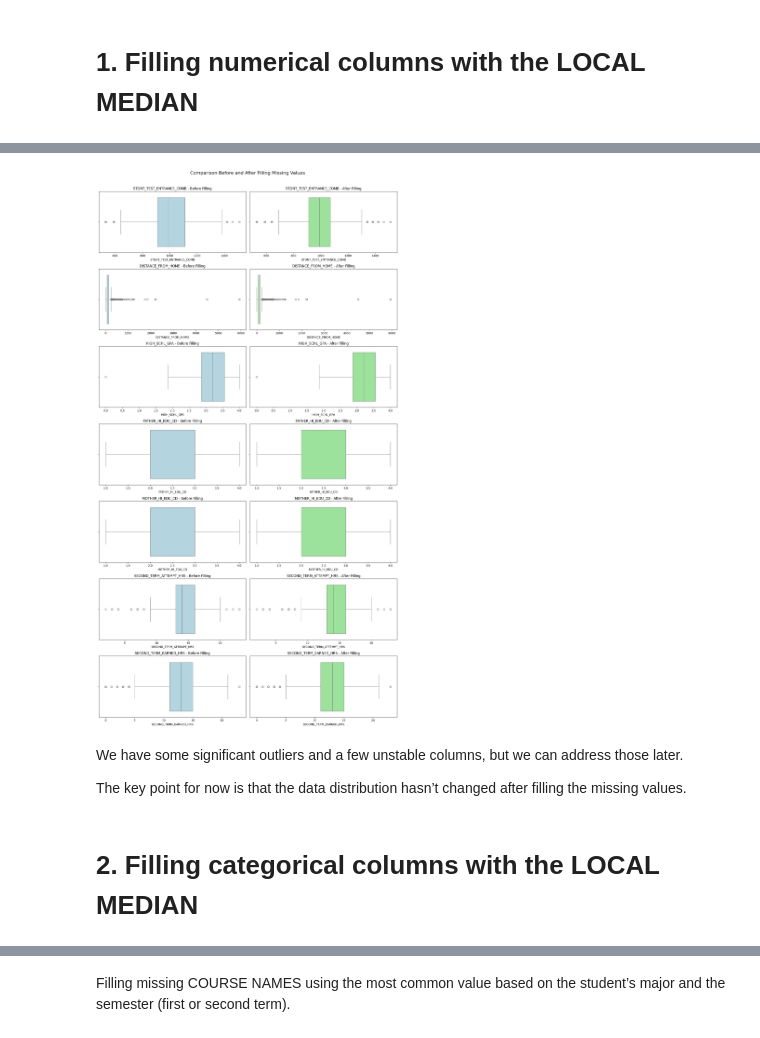
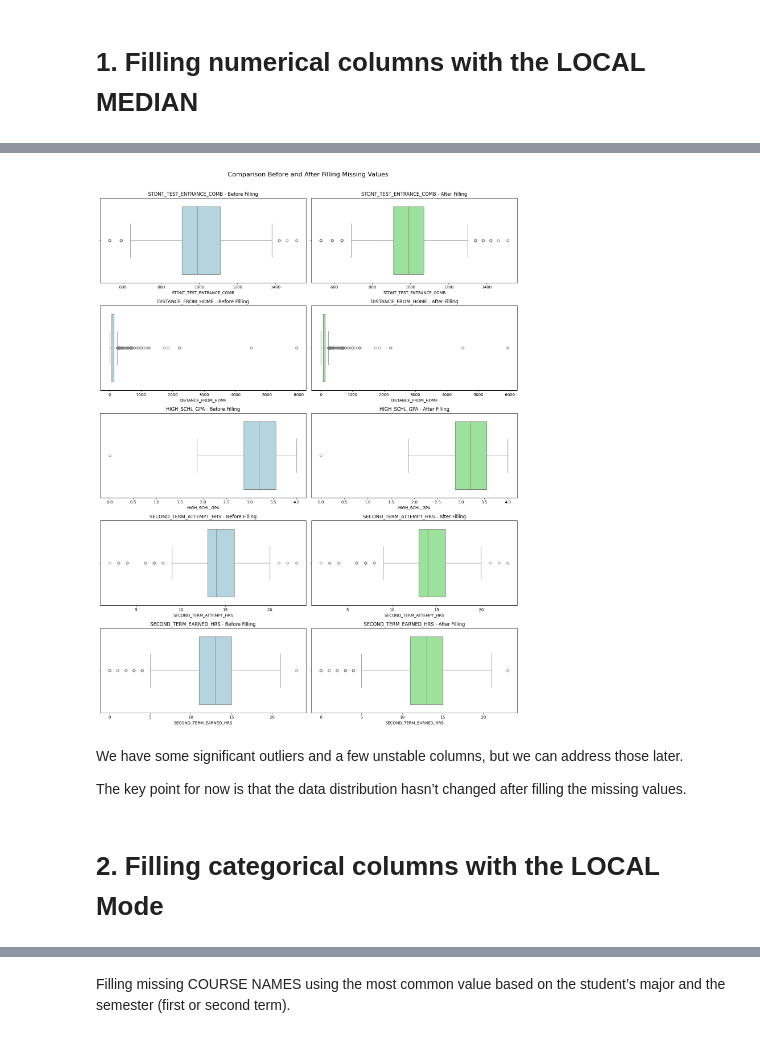
Before and after one commit to MuhammadSeyam/Student-Retention-Predictor, a Jupyter notebook: 1_Preprocessing.ipynb, the cells around one changed output, grey strips where cells are left out. Drawn from its saved outputs; the diff is of its cells as text; code cells hidden in the pictures.

```diff
--- a/1_Preprocessing.ipynb
+++ b/1_Preprocessing.ipynb
@@ -154,16 +142,12 @@ df['FATHER_HI_EDU_CD'] = df.groupby('STDNT_BACKGROUND')['FATHER_HI_EDU_CD']\
-# %%
-df['MOTHER_HI_EDU_CD'] = df.groupby('STDNT_BACKGROUND')['MOTHER_HI_EDU_CD']\
-                                .transform(lambda x: x.fillna(x.median()))
 # %%
-df['SECOND_TERM_ATTEMPT_HRS'] = df.groupby('DEGREE_GROUP_CD')['SECOND_TERM_ATTEMPT_HRS']\
+df['SECOND_TERM_ATTEMPT_HRS'] = df.groupby('DEGREE_GROUP_DESC')['SECOND_TERM_ATTEMPT_HRS']\
                                 .transform(lambda x: x.fillna(x.median()))
 # %%
-df['SECOND_TERM_EARNED_HRS'] = df.groupby('DEGREE_GROUP_CD')['SECOND_TERM_EARNED_HRS']\
+df['SECOND_TERM_EARNED_HRS'] = df.groupby('DEGREE_GROUP_DESC')['SECOND_TERM_EARNED_HRS']\
                                 .transform(lambda x: x.fillna(x.median()))
 # %%
 numeric_cols = [
-    'STDNT_TEST_ENTRANCE_COMB', 'DISTANCE_FROM_HOME', 'HIGH_SCHL_GPA',
-    'FATHER_HI_EDU_CD', 'MOTHER_HI_EDU_CD', 'SECOND_TERM_ATTEMPT_HRS',
+    'STDNT_TEST_ENTRANCE_COMB', 'DISTANCE_FROM_HOME', 'HIGH_SCHL_GPA', 'SECOND_TERM_ATTEMPT_HRS',
     'SECOND_TERM_EARNED_HRS'
 ]
 
@@ -199,37 +181,37 @@ display(pd.DataFrame(summary_rows))
 # %%
 import matplotlib.pyplot as plt
 import seaborn as sns
 
 # List of numeric columns we filled
 numeric_cols = [
     'STDNT_TEST_ENTRANCE_COMB', 'DISTANCE_FROM_HOME', 'HIGH_SCHL_GPA',
-    'FATHER_HI_EDU_CD', 'MOTHER_HI_EDU_CD', 'SECOND_TERM_ATTEMPT_HRS',
+    'SECOND_TERM_ATTEMPT_HRS',
     'SECOND_TERM_EARNED_HRS'
 ]
 
 # Create a figure for boxplots before and after
 fig, axes = plt.subplots(len(numeric_cols), 2, figsize=(15, len(numeric_cols)*4))
 fig.suptitle("Comparison Before and After Filling Missing Values", fontsize=16)
 
 for i, col in enumerate(numeric_cols):
     # Before filling
     sns.boxplot(x=df_before[col], ax=axes[i,0], color='lightblue')
     axes[i,0].set_title(f'{col} - Before Filling')
 
     # After filling
     sns.boxplot(x=df[col], ax=axes[i,1], color='lightgreen')
     axes[i,1].set_title(f'{col} - After Filling')
 
 plt.tight_layout(rect=[0, 0, 1, 0.97])
 plt.show()
 # %% [output]
-[figure, old version]
+[figure, new version]
 # %% [markdown]
 We have some significant outliers and a few unstable columns, but we can address those later.
 
 The key point for now is that the data distribution hasn’t changed after filling the missing values.
 # %% [markdown]
-# 2. Filling categorical columns with the LOCAL MEDIAN
+# 2. Filling categorical columns with the LOCAL Mode
 # %%
 categorical_cols = df.select_dtypes(include='object').columns
 df[categorical_cols].isna().sum()
```
Also changed, not shown: parts of 27 cells of this notebook, 15 other files.
